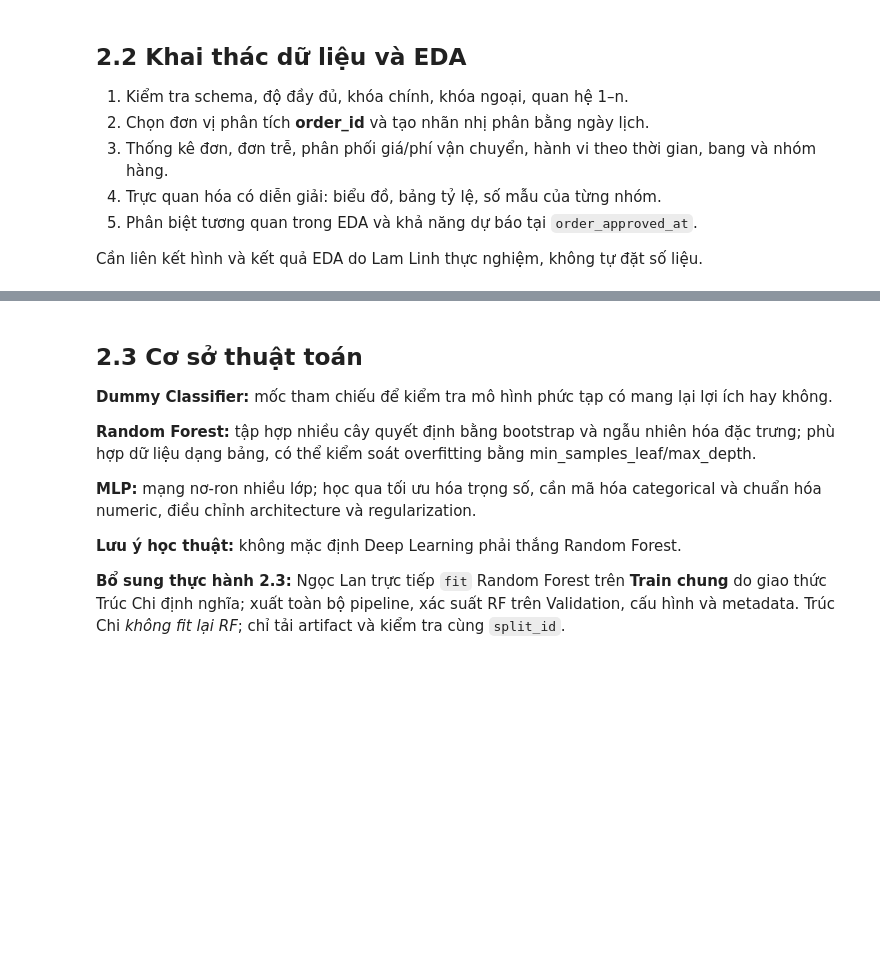
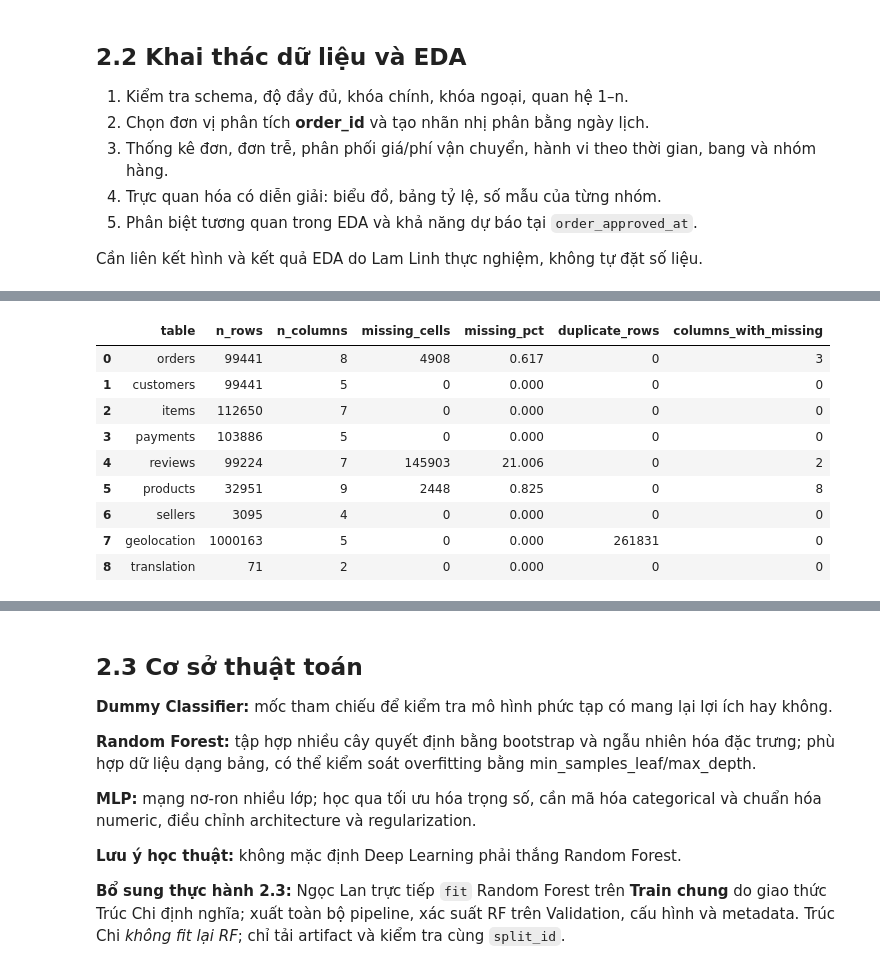
Before and after one commit to tanlen06-debug/Do_An_Khoa_hoc_du_lieu---GR02, a Jupyter notebook: notebooks/02_NGOC_LAN_chuong_2.ipynb, the cells around one changed output, grey strips where cells are left out. Drawn from its saved outputs; the diff is of its cells as text; code cells hidden in the pictures; blank space fills up the shorter version.

```diff
--- a/notebooks/02_NGOC_LAN_chuong_2.ipynb
+++ b/notebooks/02_NGOC_LAN_chuong_2.ipynb
@@ -24,0 +109,75 @@ Cần liên kết hình và kết quả EDA do Lam Linh thực nghiệm, không
+# %%
+# T05.2 - Data Profiling toàn bộ 9 bảng
+
+qa_summary = []
+qa_columns = []
+
+for table_name, filename in FILES.items():
+    file_path = RAW_DIR / filename
+
+    # Giữ các mã định danh và ZIP ở dạng string
+    cols = pd.read_csv(file_path, nrows=0).columns
+
+    dtype_map = {
+        col: "string" for col in cols
+        if (
+            (col.endswith("_id")
+             and col != "order_item_id")
+            or "zip_code_prefix" in col
+        )
+    }
+
+    data = pd.read_csv(
+        file_path,
+        dtype=dtype_map,
+        low_memory=False
+    )
+
+    total_missing = int(data.isna().sum().sum())
+    total_cells = data.size
+
+    qa_summary.append({
+        "table": table_name,
+        "n_rows": len(data),
+        "n_columns": len(data.columns),
+        "missing_cells": total_missing,
+        "missing_pct": round(
+            100 * total_missing / total_cells, 3
+        ),
+        "duplicate_rows": int(
+            data.duplicated().sum()
+        ),
+        "columns_with_missing": int(
+            (data.isna().sum() > 0).sum()
+        )
+    })
+
+    # Kiểm tra từng cột
+    for col in data.columns:
+        qa_columns.append({
+            "table": table_name,
+            "column": col,
+            "dtype": str(data[col].dtype),
+            "missing": int(data[col].isna().sum()),
+            "missing_pct": round(
+                100 * data[col].isna().mean(), 3
+            ),
+            "n_unique": int(
+                data[col].nunique(dropna=True)
+            )
+        })
+
+    print(f"Đã kiểm tra: {table_name}")
+
+# Tổng hợp
+qa_summary_df = pd.DataFrame(qa_summary)
+qa_columns_df = pd.DataFrame(qa_columns)
+
+assert len(qa_summary_df) == 9
+
+print("\nBẢNG TỔNG HỢP QA - 9 CSV")
+display(qa_summary_df)
+
+print("\nTỔNG SỐ CỘT ĐÃ KIỂM TRA:",
+      len(qa_columns_df))
+# %% [output]
@@ -24,0 +195,10 @@ Cần liên kết hình và kết quả EDA do Lam Linh thực nghiệm, không
+|  | table | n_rows | n_columns | missing_cells | missing_pct | duplicate_rows | columns_with_missing |
+| 0 | orders | 99441 | 8 | 4908 | 0.617 | 0 | 3 |
+| 1 | customers | 99441 | 5 | 0 | 0.000 | 0 | 0 |
+| 2 | items | 112650 | 7 | 0 | 0.000 | 0 | 0 |
+| 3 | payments | 103886 | 5 | 0 | 0.000 | 0 | 0 |
+| 4 | reviews | 99224 | 7 | 145903 | 21.006 | 0 | 2 |
+| 5 | products | 32951 | 9 | 2448 | 0.825 | 0 | 8 |
+| 6 | sellers | 3095 | 4 | 0 | 0.000 | 0 | 0 |
+| 7 | geolocation | 1000163 | 5 | 0 | 0.000 | 261831 | 0 |
+| 8 | translation | 71 | 2 | 0 | 0.000 | 0 | 0 |
```
Also changed, not shown: parts of 28 cells of this notebook, 4 other files.
